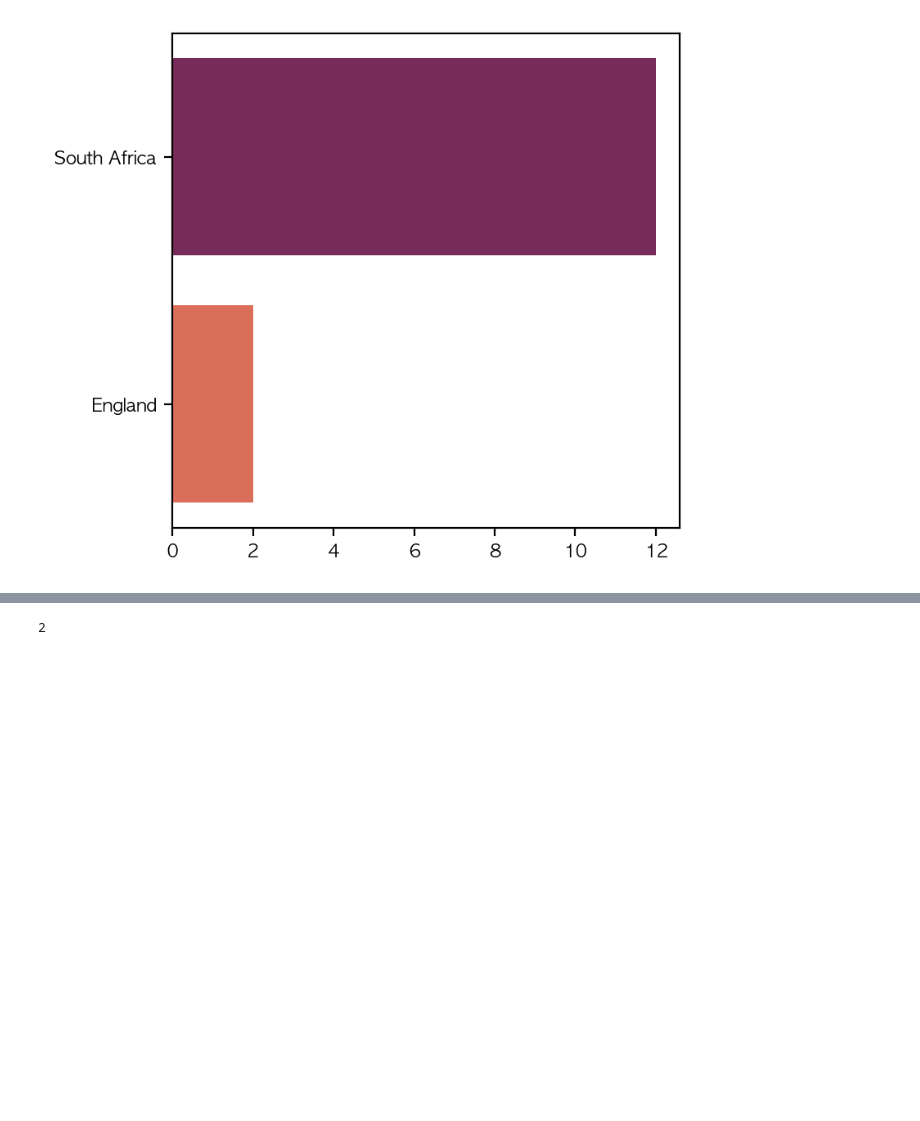
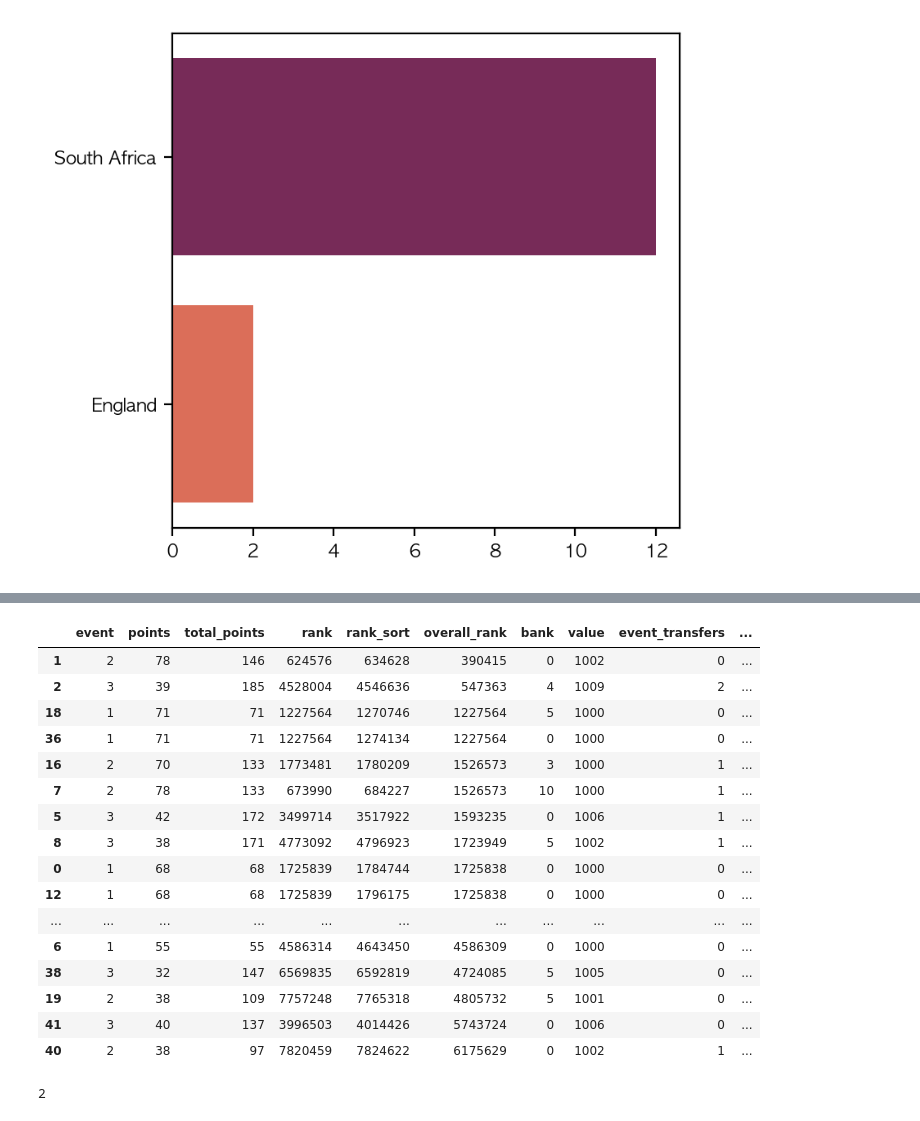
Before and after one commit to Connorrmcd6/FPL-League-Stats, a Jupyter notebook: dashboard_functions.ipynb, the cells around one changed output, grey strips where cells are left out. Cells and saved outputs as stored; diff of their text form; code cells hidden in the pictures; blank space fills up the shorter version.

```diff
--- a/dashboard_functions.ipynb
+++ b/dashboard_functions.ipynb
@@ -183,3 +183,23 @@ season_df.head()
+# %%
+season_df.sort_values(by='overall_rank')
+# %% [output]
+|  | event | points | total_points | rank | rank_sort | overall_rank | bank | value | event_transfers | ... |
+| 1 | 2 | 78 | 146 | 624576 | 634628 | 390415 | 0 | 1002 | 0 | ... |
+| 2 | 3 | 39 | 185 | 4528004 | 4546636 | 547363 | 4 | 1009 | 2 | ... |
+| 18 | 1 | 71 | 71 | 1227564 | 1270746 | 1227564 | 5 | 1000 | 0 | ... |
+| 36 | 1 | 71 | 71 | 1227564 | 1274134 | 1227564 | 0 | 1000 | 0 | ... |
+| 16 | 2 | 70 | 133 | 1773481 | 1780209 | 1526573 | 3 | 1000 | 1 | ... |
+| 7 | 2 | 78 | 133 | 673990 | 684227 | 1526573 | 10 | 1000 | 1 | ... |
+| 5 | 3 | 42 | 172 | 3499714 | 3517922 | 1593235 | 0 | 1006 | 1 | ... |
+| 8 | 3 | 38 | 171 | 4773092 | 4796923 | 1723949 | 5 | 1002 | 1 | ... |
+| 0 | 1 | 68 | 68 | 1725839 | 1784744 | 1725838 | 0 | 1000 | 0 | ... |
+| 12 | 1 | 68 | 68 | 1725839 | 1796175 | 1725838 | 0 | 1000 | 0 | ... |
+| ... | ... | ... | ... | ... | ... | ... | ... | ... | ... | ... |
+| 6 | 1 | 55 | 55 | 4586314 | 4643450 | 4586309 | 0 | 1000 | 0 | ... |
+| 38 | 3 | 32 | 147 | 6569835 | 6592819 | 4724085 | 5 | 1005 | 0 | ... |
+| 19 | 2 | 38 | 109 | 7757248 | 7765318 | 4805732 | 5 | 1001 | 0 | ... |
+| 41 | 3 | 40 | 137 | 3996503 | 4014426 | 5743724 | 0 | 1006 | 0 | ... |
+| 40 | 2 | 38 | 97 | 7820459 | 7824622 | 6175629 | 0 | 1002 | 1 | ... |
 # %%
 best_rank = season_df.overall_rank.min()
 best_rank_manager = season_df.loc[season_df['overall_rank'] == best_rank, 'player_name'].values
```
Also changed, not shown: parts of 7 cells of this notebook, 6 other files.
